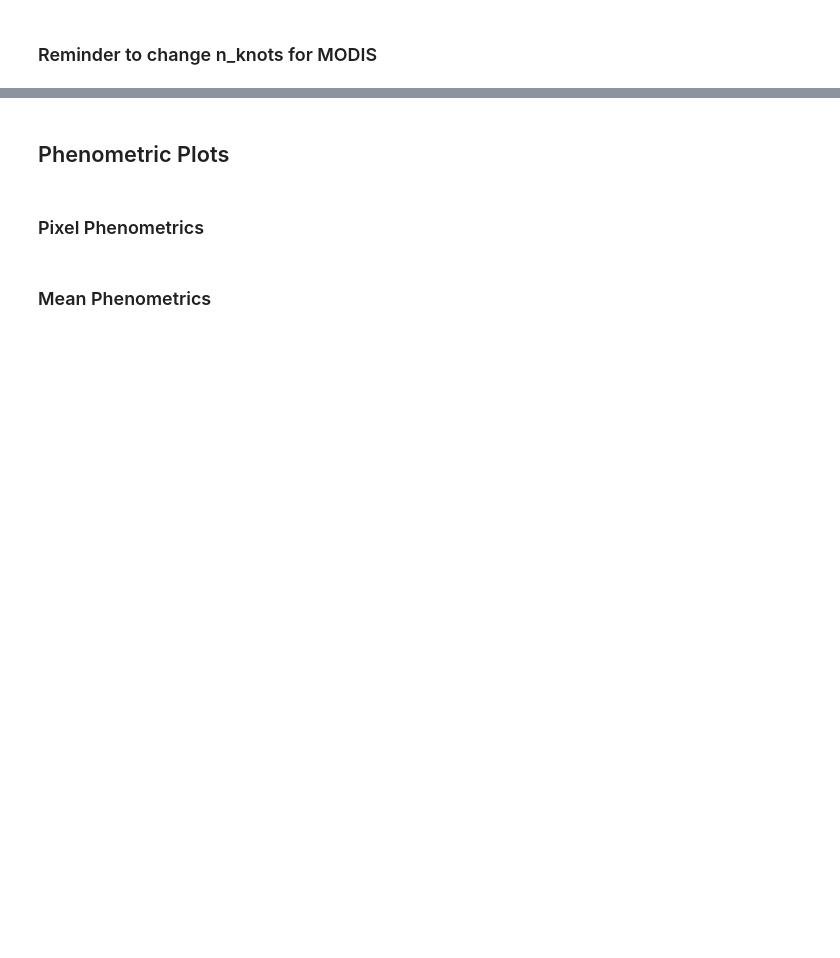
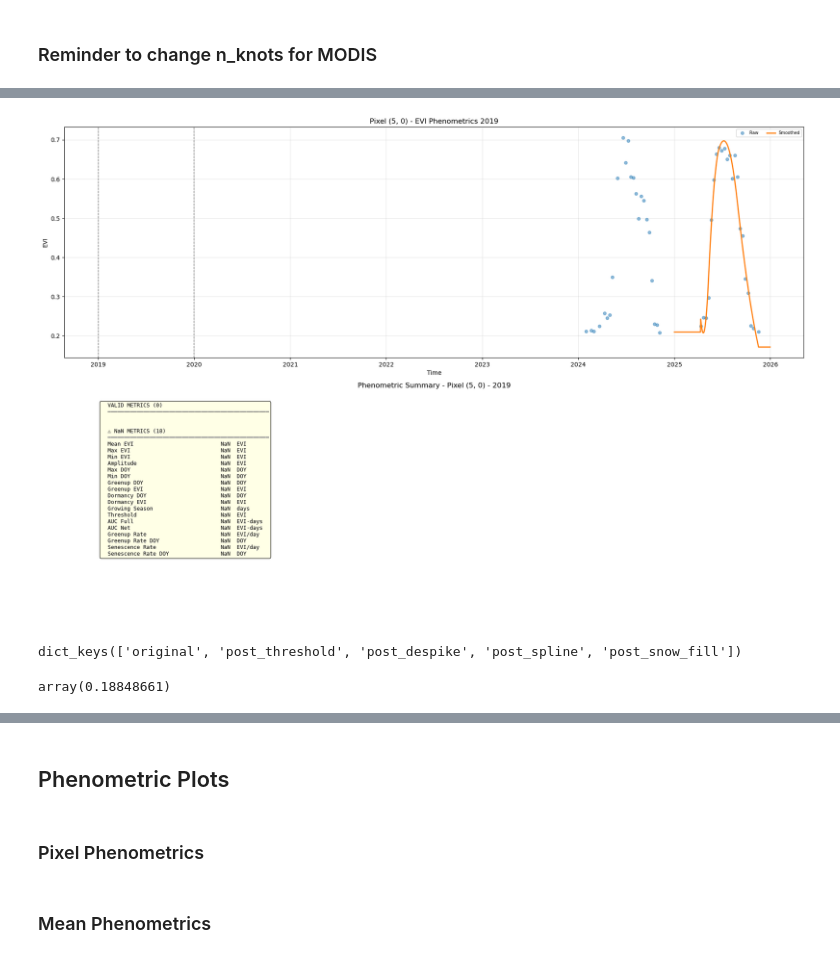
Before and after one commit to Tomitrle/hls-bdec-scripts, a Jupyter notebook: HLS_MODIS_comparison.ipynb, the cells around one changed output, grey strips where cells are left out. Drawn from its saved outputs; the diff is of its cells as text; code cells hidden in the pictures; blank space fills up the shorter version.

```diff
--- a/HLS_MODIS_comparison.ipynb
+++ b/HLS_MODIS_comparison.ipynb
@@ -2079,0 +2760,9 @@ phenometrics(modis_vi,
+# %%
+# Usage
+plot_pixel_phenometrics(ds, chunk_results, yi=5, xi=0, target_year=2019)
+# %% [output]
+[figure, added]
+# %%
+intermediate.keys()
+# %% [output]
+dict_keys(['original', 'post_threshold', 'post_despike', 'post_spline', 'post_snow_fill'])
@@ -2079,0 +2776,5 @@ phenometrics(modis_vi,
+# %%
+threshold = (evi_obs.min() + (evi_obs.max(dim='time', skipna=True) - evi_obs.min(dim='time', skipna=True)) * 0.05).values
+threshold
+# %% [output]
+array(0.18848661)
```
Also changed, not shown: parts of 35 cells of this notebook.
